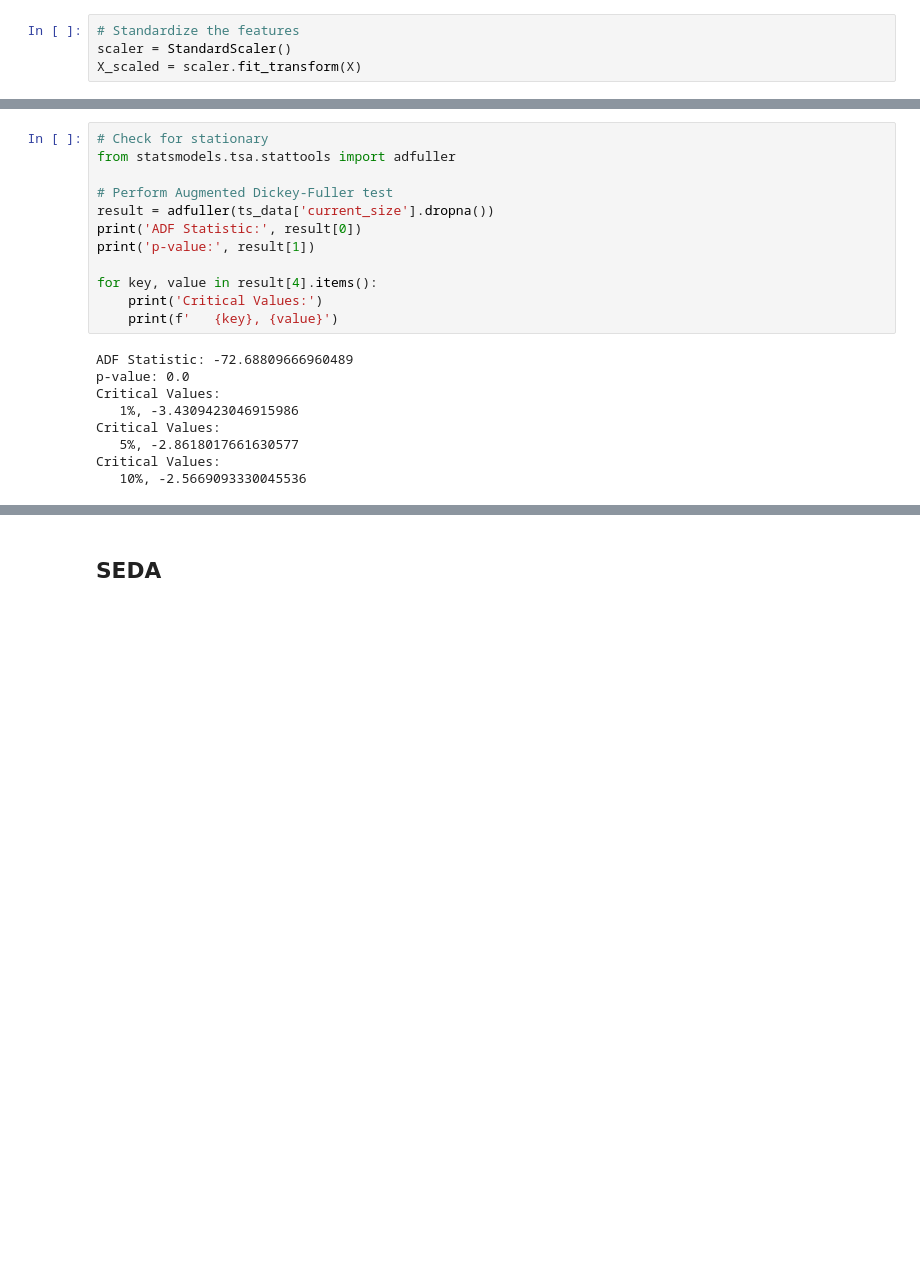
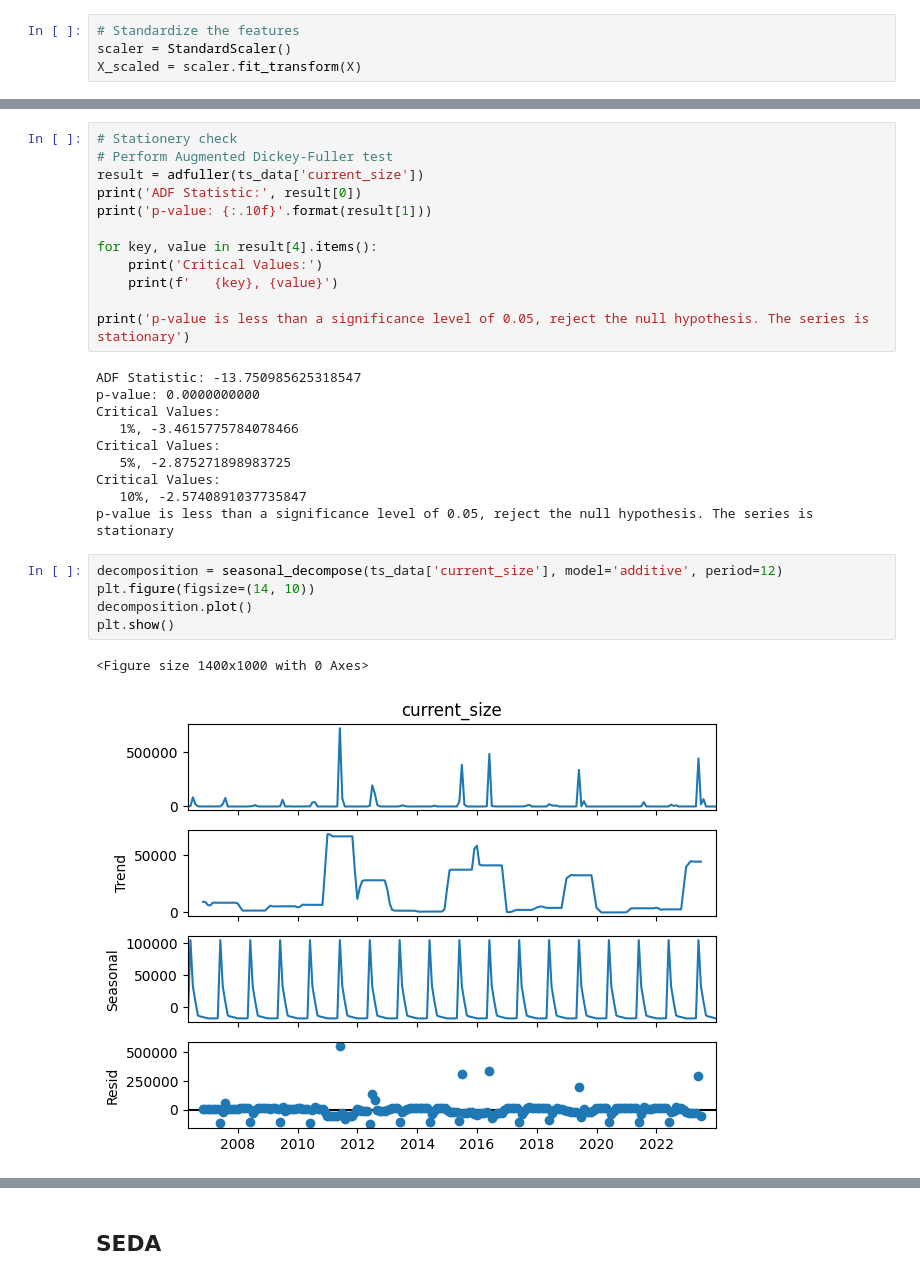
Before and after one commit to galsaidi/Data695, a Jupyter notebook: project.ipynb, the cells around one changed output, grey strips where cells are left out. Saved outputs shown, nothing was run; the diff lists cells and outputs as text; blank space fills up the shorter version.

```diff
--- a/project.ipynb
+++ b/project.ipynb
@@ -643,21 +608,30 @@ plt.show()
 # %%
-# Check for stationary
-from statsmodels.tsa.stattools import adfuller
-
+# Stationery check
 # Perform Augmented Dickey-Fuller test
-result = adfuller(ts_data['current_size'].dropna())
+result = adfuller(ts_data['current_size'])
 print('ADF Statistic:', result[0])
-print('p-value:', result[1])
+print('p-value: {:.10f}'.format(result[1]))
 
 for key, value in result[4].items():
     print('Critical Values:')
     print(f'   {key}, {value}')
+
+print('p-value is less than a significance level of 0.05, reject the null hypothesis. The series is stationary')
 # %% [output]
-ADF Statistic: -72.68809666960489
-p-value: 0.0
+ADF Statistic: -13.750985625318547
+p-value: 0.0000000000
 Critical Values:
-   1%, -3.4309423046915986
+   1%, -3.4615775784078466
 Critical Values:
-   5%, -2.8618017661630577
+   5%, -2.875271898983725
 Critical Values:
-   10%, -2.5669093330045536
+   10%, -2.5740891037735847
+p-value is less than a significance level of 0.05, reject the null hypothesis. The series is stationary
+# %%
+decomposition = seasonal_decompose(ts_data['current_size'], model='additive', period=12)
+plt.figure(figsize=(14, 10))
+decomposition.plot()
+plt.show()
+# %% [output]
+<Figure size 1400x1000 with 0 Axes>
+[figure, added]
```
Also changed, not shown: parts of 33 cells of this notebook.
